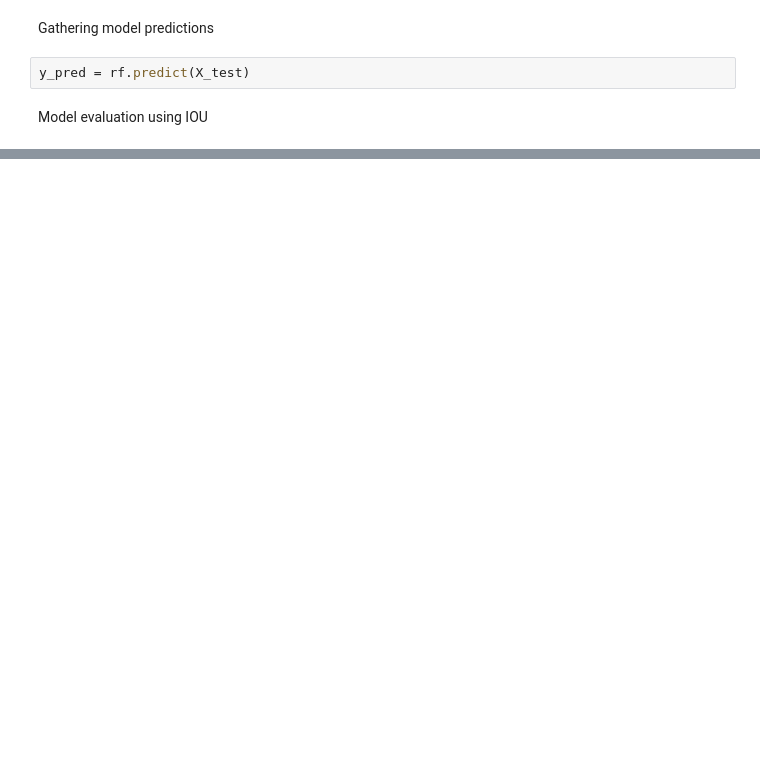
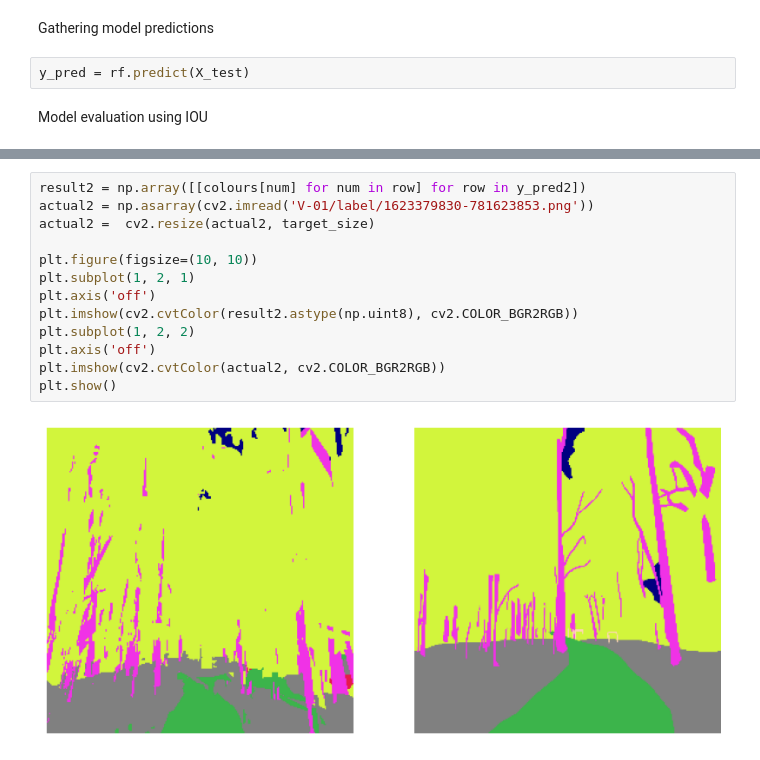
Before and after one commit to AdamChen2003/Semantic-Image-Segmentation-Techniques, a Jupyter notebook: random_forest.ipynb, the cells around one changed output, grey strips where cells are left out. Saved outputs shown, nothing was run; the diff lists cells and outputs as text; blank space fills up the shorter version.

```diff
--- a/random_forest.ipynb
+++ b/random_forest.ipynb
@@ -263,0 +290,15 @@ plt.show()
+# %%
+result2 = np.array([[colours[num] for num in row] for row in y_pred2])
+actual2 = np.asarray(cv2.imread('V-01/label/1623379830-781623853.png'))
+actual2 =  cv2.resize(actual2, target_size)
+
+plt.figure(figsize=(10, 10))
+plt.subplot(1, 2, 1)
+plt.axis('off')
+plt.imshow(cv2.cvtColor(result2.astype(np.uint8), cv2.COLOR_BGR2RGB))
+plt.subplot(1, 2, 2)
+plt.axis('off')
+plt.imshow(cv2.cvtColor(actual2, cv2.COLOR_BGR2RGB))
+plt.show()
+# %% [output]
+[figure, added]
```
Also changed, not shown: parts of 9 cells of this notebook.
